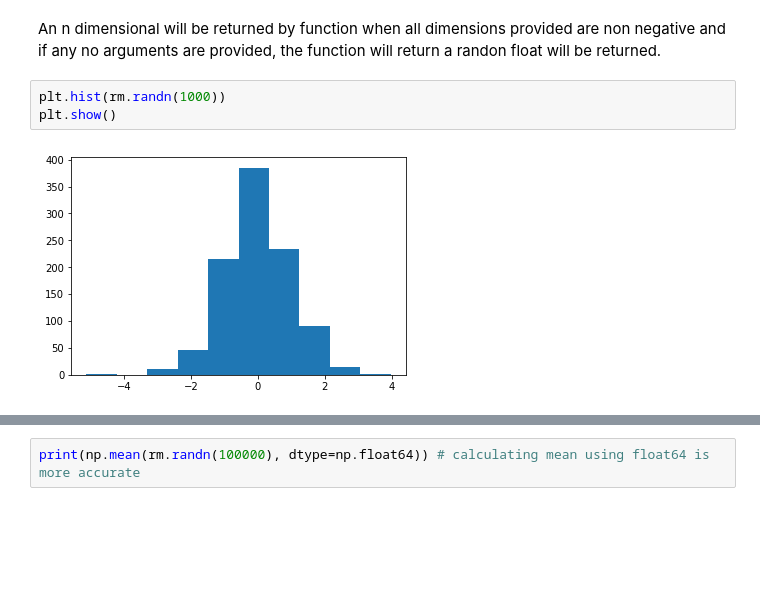
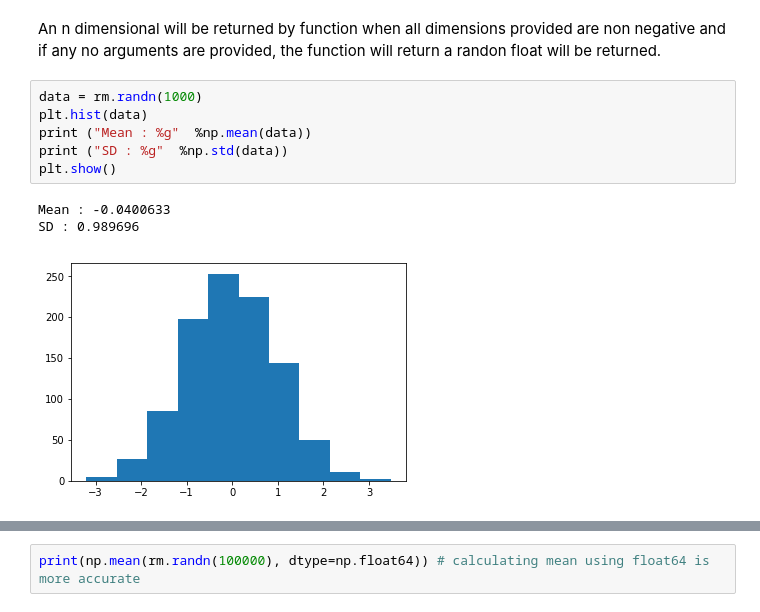
Before and after one commit to shammas012/NumpyRandom, a Jupyter notebook: NumpyRandomPackage.ipynb, the cells around one changed output, grey strips where cells are left out. Cells and saved outputs as stored; diff of their text form; blank space fills up the shorter version.

```diff
--- a/NumpyRandomPackage.ipynb
+++ b/NumpyRandomPackage.ipynb
@@ -61,10 +66,15 @@ print(rn.randn(3,4))
  [ 1.01687623 -0.34803955 -0.74005479  0.48182699]]
 # %% [markdown]
 An n dimensional will be returned by function when all dimensions provided are non negative and if any no arguments are provided, the function will return a randon float will be returned.
-# %%
-plt.hist(rm.randn(1000))
-plt.show()
-# %% [output]
-[figure, removed]
+# %%
+data = rm.randn(1000)
+plt.hist(data)
+print ("Mean : %g"  %np.mean(data))
+print ("SD : %g"  %np.std(data))
+plt.show()
+# %% [output]
+Mean : -0.0400633
+SD : 0.989696
+[figure, added]
 # %%
 N = 1000
```
Also changed, not shown: parts of 4 cells of this notebook.
